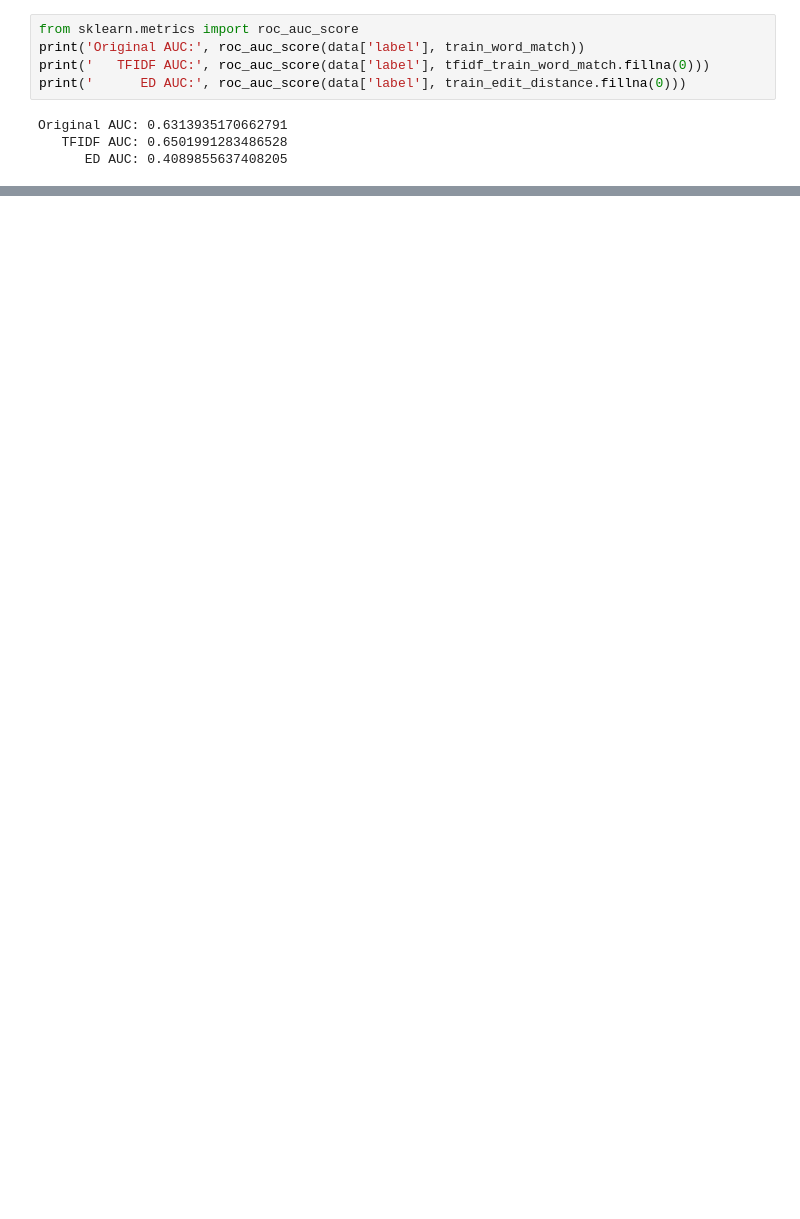
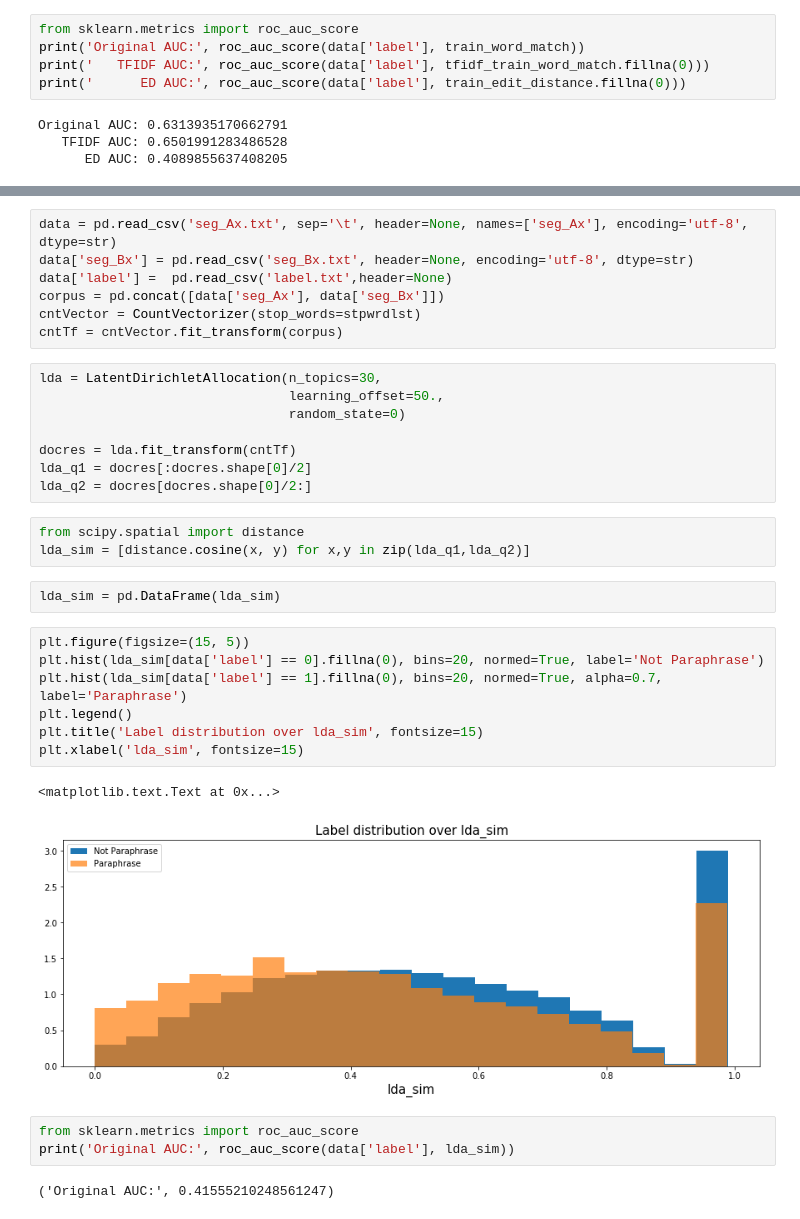
Before and after one commit to richardbaihe/openai_GPT, a Jupyter notebook: data/data_analysis.ipynb, the cells around one changed output, grey strips where cells are left out. Drawn from its saved outputs; the diff is of its cells as text; blank space fills up the shorter version.

```diff
--- a/data/data_analysis.ipynb
+++ b/data/data_analysis.ipynb
@@ -475,0 +393,35 @@ final_result.to_csv('/Users/richardbai/Desktop/Project/LU_data/Similar/select_bl
+# %%
+data = pd.read_csv('seg_Ax.txt', sep='\t', header=None, names=['seg_Ax'], encoding='utf-8', dtype=str)
+data['seg_Bx'] = pd.read_csv('seg_Bx.txt', header=None, encoding='utf-8', dtype=str)
+data['label'] =  pd.read_csv('label.txt',header=None)
+corpus = pd.concat([data['seg_Ax'], data['seg_Bx']])
+cntVector = CountVectorizer(stop_words=stpwrdlst)
+cntTf = cntVector.fit_transform(corpus)
+# %%
+lda = LatentDirichletAllocation(n_topics=30,
+                                learning_offset=50.,
+                                random_state=0)
+
+docres = lda.fit_transform(cntTf)
+lda_q1 = docres[:docres.shape[0]/2]
+lda_q2 = docres[docres.shape[0]/2:]
+# %%
+from scipy.spatial import distance
+lda_sim = [distance.cosine(x, y) for x,y in zip(lda_q1,lda_q2)]
+# %%
+lda_sim = pd.DataFrame(lda_sim)
+# %%
+plt.figure(figsize=(15, 5))
+plt.hist(lda_sim[data['label'] == 0].fillna(0), bins=20, normed=True, label='Not Paraphrase')
+plt.hist(lda_sim[data['label'] == 1].fillna(0), bins=20, normed=True, alpha=0.7, label='Paraphrase')
+plt.legend()
+plt.title('Label distribution over lda_sim', fontsize=15)
+plt.xlabel('lda_sim', fontsize=15)
+# %% [output]
+<matplotlib.text.Text at 0x...>
+[figure, added]
+# %%
+from sklearn.metrics import roc_auc_score
+print('Original AUC:', roc_auc_score(data['label'], lda_sim))
+# %% [output]
+('Original AUC:', 0.41555210248561247)
```
Also changed, not shown: parts of 26 cells of this notebook, 3 other files.
